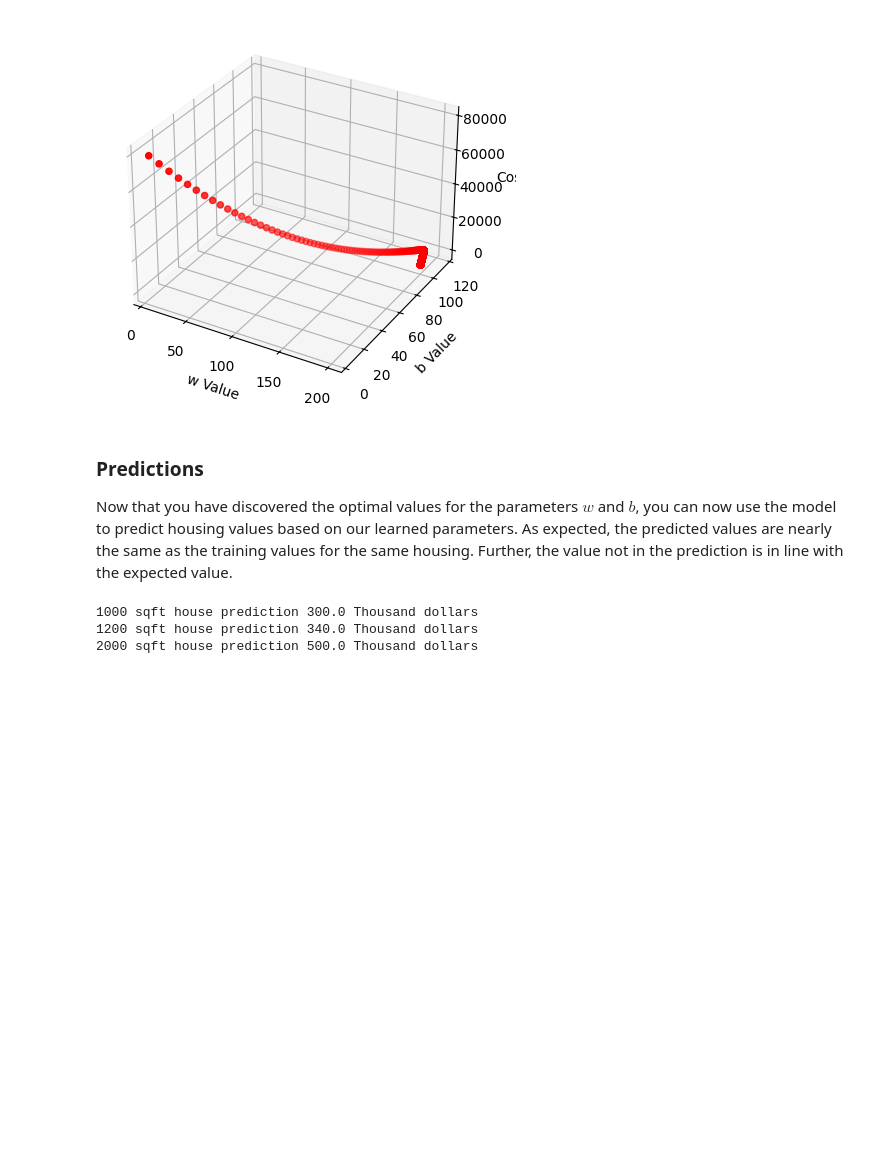
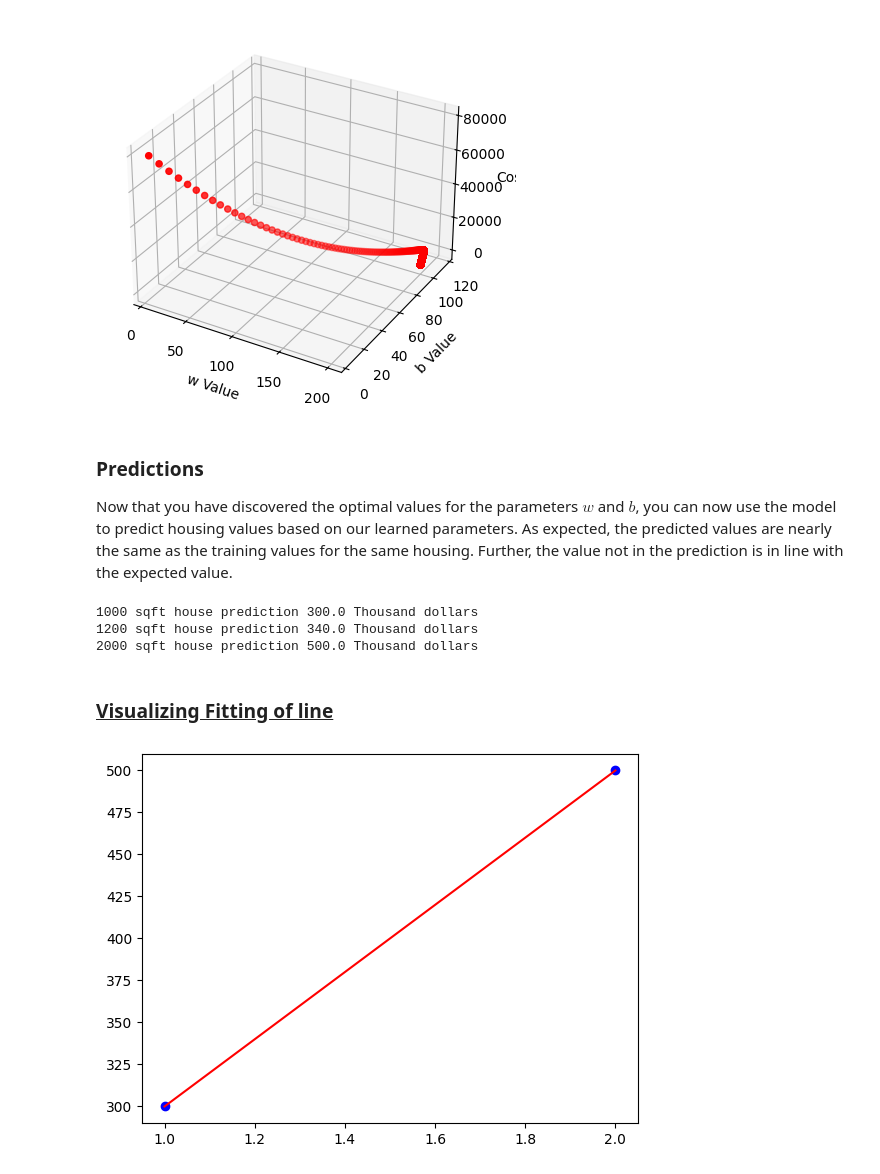
Before and after one commit to SunilGopalCV/Coursera-ML-Course, a Jupyter notebook: Linear Regression.ipynb, the cells around one changed output. Cells and saved outputs as stored; diff of their text form; code cells hidden in the pictures; blank space fills up the shorter version.

```diff
--- a/Linear Regression.ipynb
+++ b/Linear Regression.ipynb
@@ -235,3 +235,11 @@ print(f"2000 sqft house prediction {w_final*2.0 + b_final:0.1f} Thousand dollars
 1000 sqft house prediction 300.0 Thousand dollars
 1200 sqft house prediction 340.0 Thousand dollars
 2000 sqft house prediction 500.0 Thousand dollars
+# %% [markdown]
+### <ins> Visualizing Fitting of line </ins>
+# %%
+plt.scatter(x_train, y_train, color='blue')  # plot the data points
+plt.plot(x_train, w_final*x_train + b_final, color='red')  # plot the line
+plt.show()
+# %% [output]
+[figure, added]
```
Also changed, not shown: 3 other files.
